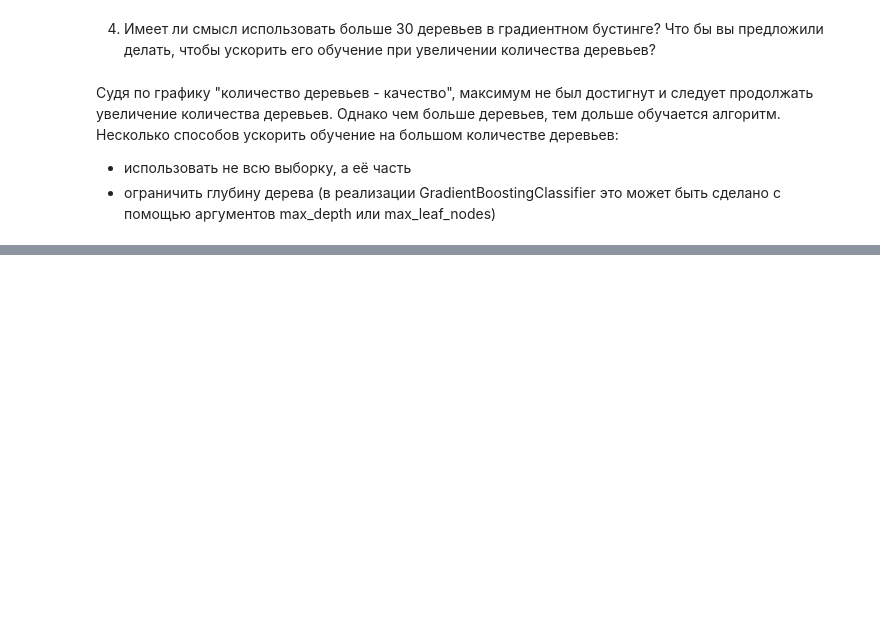
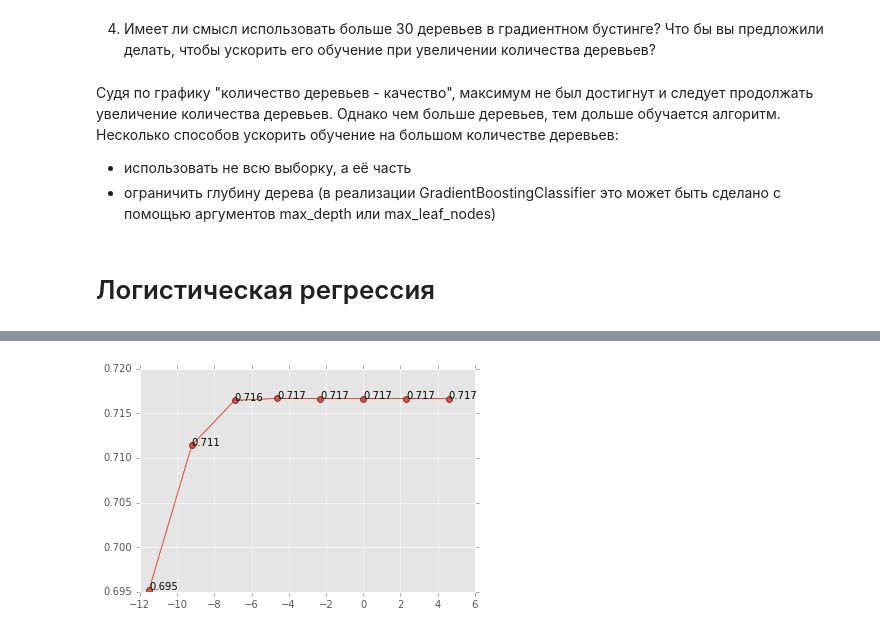
Before and after one commit to sgalkina/ml_coursera, a Jupyter notebook: Final_Project_Dota2_Winner_Prediction.ipynb, the cells around one changed output, grey strips where cells are left out. Drawn from its saved outputs; the diff is of its cells as text; code cells hidden in the pictures; blank space fills up the shorter version.

Commit message:
Final Project, Part 2: Logistic Regression, no report yet

```diff
--- a/Final_Project_Dota2_Winner_Prediction.ipynb
+++ b/Final_Project_Dota2_Winner_Prediction.ipynb
@@ -124,3 +125,27 @@ Time elapsed: 0:01:54.276882
 Судя по графику "количество деревьев - качество", максимум не был достигнут и следует продолжать увеличение количества деревьев. Однако чем больше деревьев, тем дольше обучается алгоритм. Несколько способов ускорить обучение на большом количестве деревьев:
 * использовать не всю выборку, а её часть
 * ограничить глубину дерева (в реализации GradientBoostingClassifier это может быть сделано с помощью аргументов max_depth или max_leaf_nodes)
+# %% [markdown]
+# Логиcтическая регрессия
+# %%
+from sklearn.linear_model import LogisticRegression
+from sklearn.preprocessing import StandardScaler
+
+@cross_validation
+def logistic_regression(C_exp):
+    return LogisticRegression(penalty='l2', C=np.exp(C_exp))
+
+X_log_df = features[[c for c in features.columns if c != target]]
+
+target = 'radiant_win'
+X_log = StandardScaler().fit_transform(X_log_df.values)
+y_log = features[target].values
+C_values = np.log([10**i for i in xrange(-5, 3)])  # use logarithmic scale for better plot
+
+auc_for_params(
+    X_log,
+    y_log,
+    C_values,
+    logistic_regression
+)
+# %% [output]
@@ -126,0 +168 @@ Time elapsed: 0:01:54.276882
+[figure, added]
```
Also changed, not shown: parts of 14 cells of this notebook.
